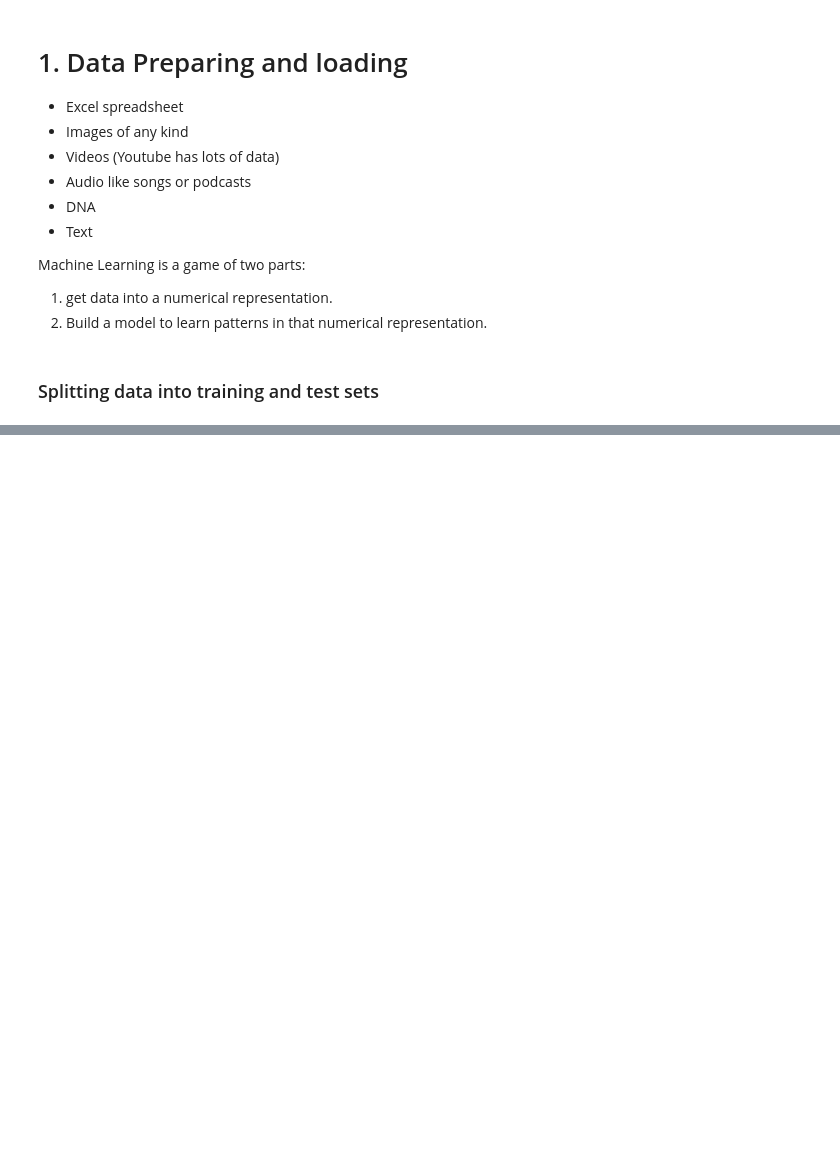
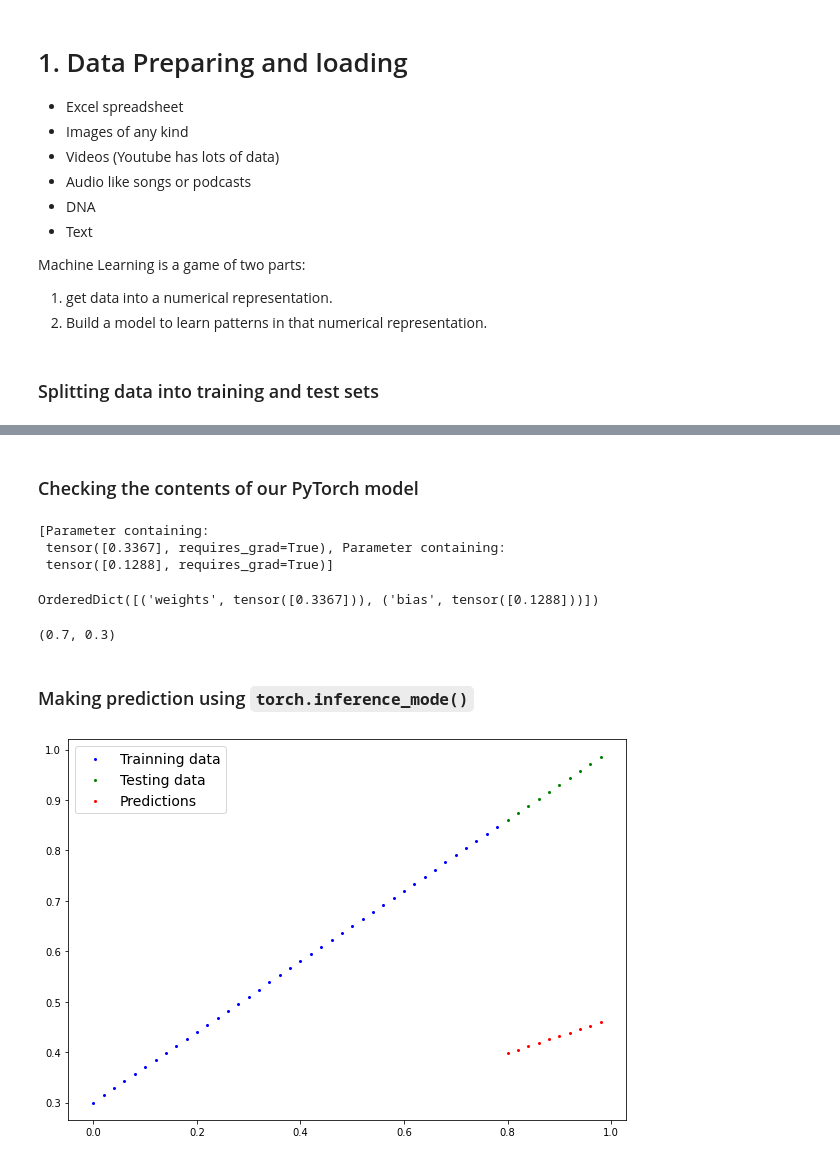
Before and after one commit to ShreyaaChauhan/Deep_Learning_with_Pytorch, a Jupyter notebook: 01_pytorch_workflow.ipynb, the cells around one changed output, grey strips where cells are left out. Drawn from its saved outputs; the diff is of its cells as text; code cells hidden in the pictures; blank space fills up the shorter version.

```diff
--- a/01_pytorch_workflow.ipynb
+++ b/01_pytorch_workflow.ipynb
@@ -47,0 +88,12 @@ X_test, Y_test = X[train_split:], Y[train_split:]
+# %%
+#Create linear regression model class
+class LinearRegression(nn.Module): #<- almost everything in Pytorch inherits from nn.Module
+  def __init__(self):
+    super().__init__()
+    # Initialize model parameters
+    self.weights = nn.Parameter(torch.randn(1, requires_grad = True,dtype= torch.float))
+    self.bias = nn.Parameter(torch.randn(1, requires_grad = True, dtype= torch.float))
+
+    # Forward method to define the computation in the model
+  def forward(self, x:torch.Tensor) -> torch.Tensor: # <- "x is the input data"
+    return self.weights * x + self.bias # this is the linear regression formula
@@ -47,0 +111,37 @@ X_test, Y_test = X[train_split:], Y[train_split:]
+# %% [markdown]
+### Checking the contents of our PyTorch model
+# %%
+
+
+# CReate an instance of the moce (this is a subclass of nn.Module)
+model_0 = LinearRegression()
+# %%
+# List out the parameters
+list(model_0.parameters())
+# %% [output]
+[Parameter containing:
+ tensor([0.3367], requires_grad=True), Parameter containing:
+ tensor([0.1288], requires_grad=True)]
+# %%
+# List named parameters
+model_0.state_dict()
+# %% [output]
+OrderedDict([('weights', tensor([0.3367])), ('bias', tensor([0.1288]))])
+# %%
+weight, bias
+# %% [output]
+(0.7, 0.3)
+# %% [markdown]
+### Making prediction using `torch.inference_mode()`
+# %%
+# Make predictions with model
+with torch.inference_mode():
+  Y_preds = model_0(X_test)
+
+# You can also do something similar with torch.no)grad(), however, torch.inference_mode() is preferred
+with torch.no_grad():
+  Y_preds = model_0(X_test)
+
+plot_predictions(predictions=Y_preds)
+# %% [output]
+[figure, added]
```
Also changed, not shown: parts of 20 cells of this notebook.
